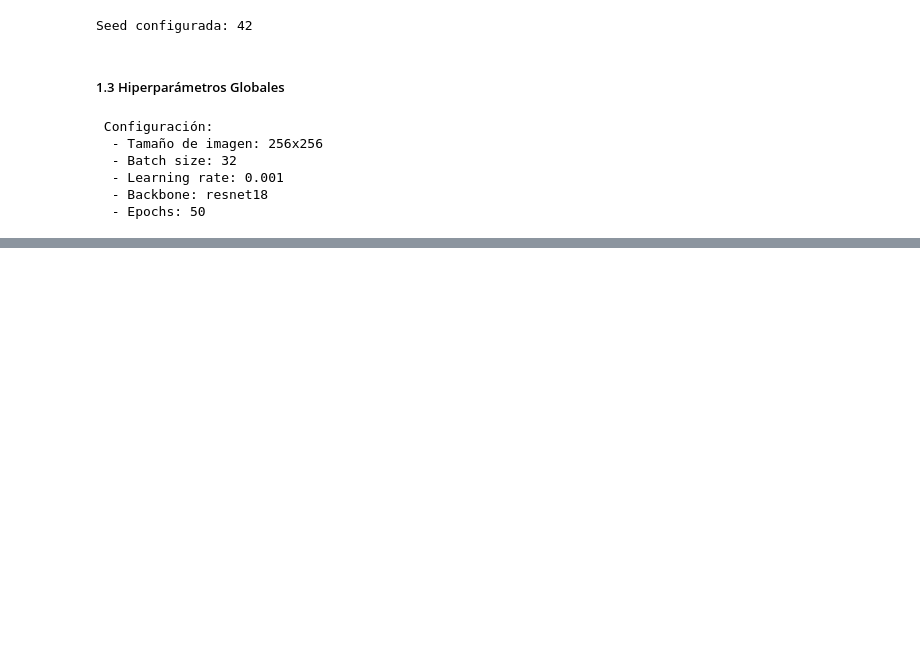
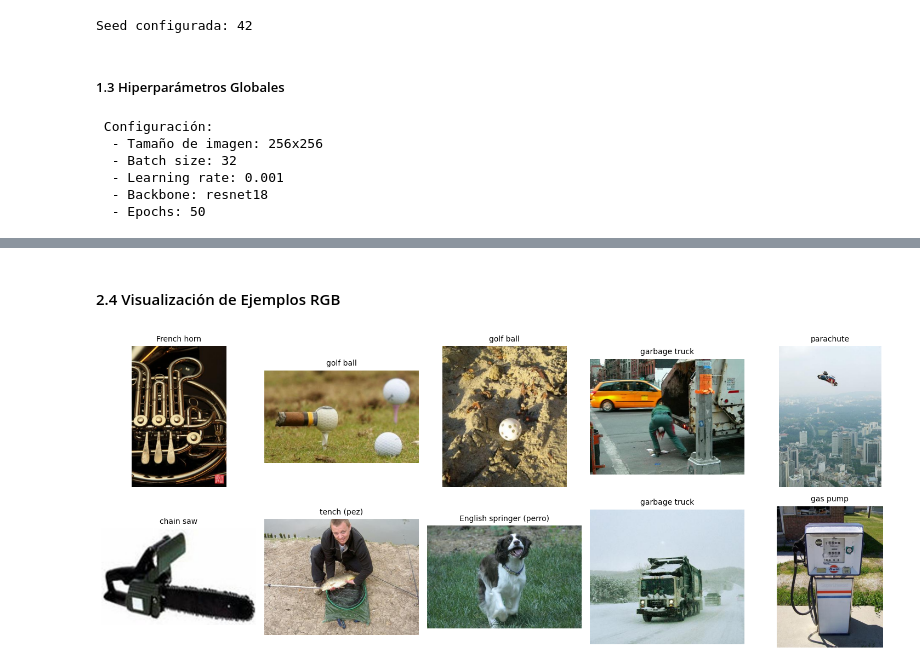
Before and after one commit to FelipeViaggio/TP_Final_Vision_Artificial, a Jupyter notebook: notebook.ipynb, the cells around one changed output, grey strips where cells are left out. Cells and saved outputs as stored; diff of their text form; code cells hidden in the pictures; blank space fills up the shorter version.

Commit message:
Initial setup: project structure and dataset exploration

```diff
--- a/notebook.ipynb
+++ b/notebook.ipynb
@@ -109,0 +173,18 @@ print(f"  - Epochs: {config.NUM_EPOCHS}")
+# %%
+# Mapeo de IDs de ImageNet a nombres legibles
+CLASS_NAMES = {
+    'n01440764': 'tench (pez)',
+    'n02102040': 'English springer (perro)',
+    'n02979186': 'cassette player',
+    'n03000684': 'chain saw',
+    'n03028079': 'church (iglesia)',
+    'n03394916': 'French horn',
+    'n03417042': 'garbage truck',
+    'n03425413': 'gas pump',
+    'n03445777': 'golf ball',
+    'n03888257': 'parachute'
+}
+
+print("Clases del dataset:")
+for idx, (code, name) in enumerate(CLASS_NAMES.items()):
+    print(f"  {idx}: {name} ({code})")
@@ -109,0 +203,29 @@ print(f"  - Epochs: {config.NUM_EPOCHS}")
+# %% [markdown]
+#### 2.4 Visualización de Ejemplos RGB
+# %%
+def visualize_random_samples(n_samples=10):
+    """
+    Visualiza muestras aleatorias del dataset.
+    """
+    fig, axes = plt.subplots(2, 5, figsize=(15, 6))
+    axes = axes.flatten()
+
+    random_images = np.random.choice(train_images, n_samples, replace=False)
+
+    for idx, img_path in enumerate(random_images):
+        img = Image.open(img_path).convert('RGB')
+
+        # Obtener clase
+        class_id = Path(img_path).parent.name
+        class_name = CLASS_NAMES.get(class_id, class_id)
+
+        axes[idx].imshow(img)
+        axes[idx].set_title(class_name, fontsize=10)
+        axes[idx].axis('off')
+
+    plt.tight_layout()
+    plt.show()
+
+visualize_random_samples(10)
+# %% [output]
+[figure, added]
```
Also changed, not shown: parts of 9 cells of this notebook, 1 other file.
